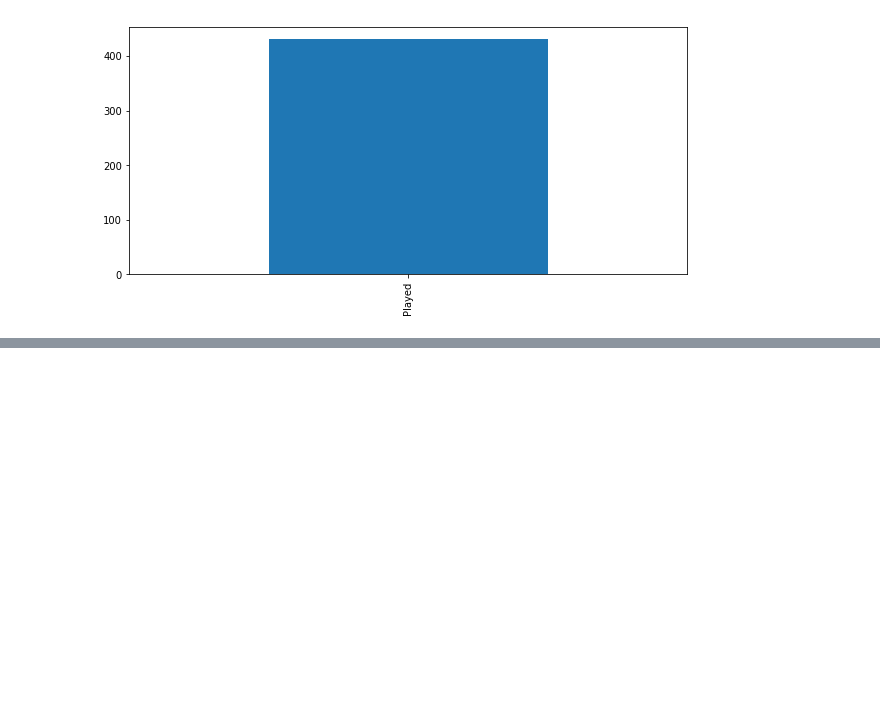
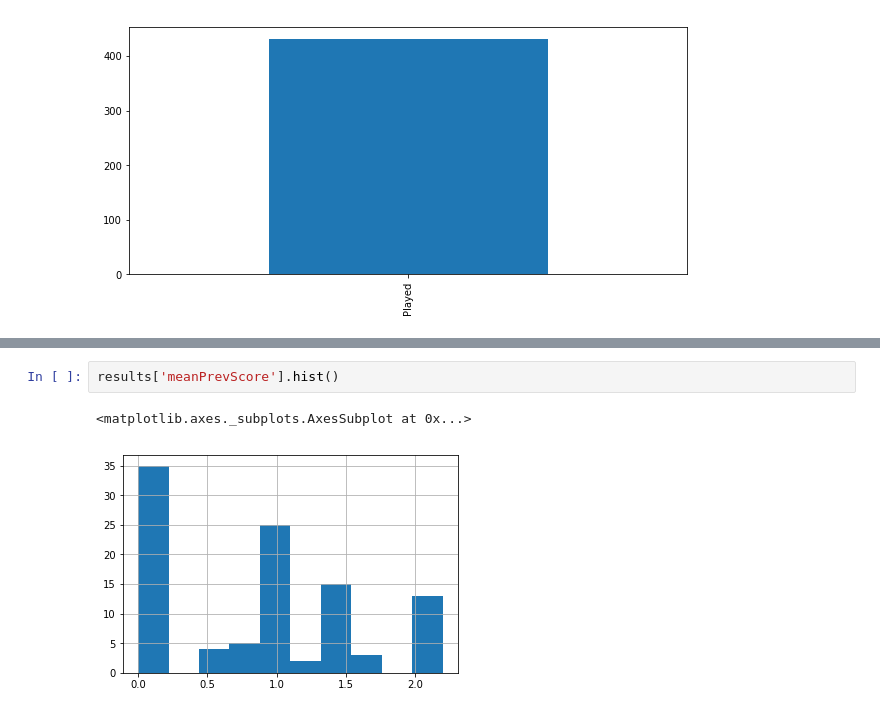
Before and after one commit to magemma/soccer-prediction, a Jupyter notebook: src/newsha_visualization.ipynb, the cells around one changed output, grey strips where cells are left out. Drawn from its saved outputs; the diff is of its cells as text; blank space fills up the shorter version.

```diff
--- a/src/newsha_visualization.ipynb
+++ b/src/newsha_visualization.ipynb
@@ -181,0 +220,5 @@ matches['status'].value_counts().plot(kind='bar')
+# %%
+results['meanPrevScore'].hist()
+# %% [output]
+<matplotlib.axes._subplots.AxesSubplot at 0x...>
+[figure, added]
```
Also changed, not shown: parts of 20 cells of this notebook, 1 other file.
